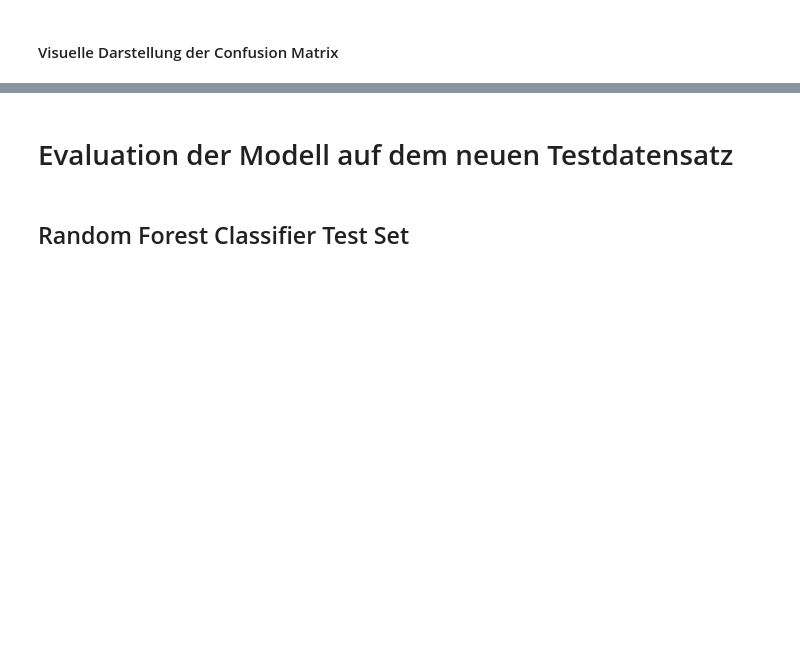
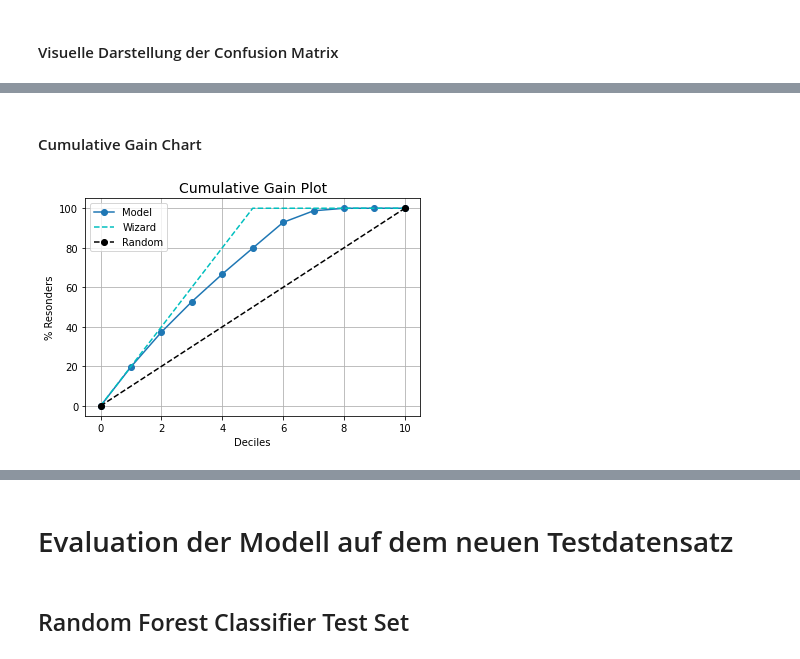
Before and after one commit to tlex-web/data_analysis_crisp_dm, a Jupyter notebook: modelling.ipynb, the cells around one changed output, grey strips where cells are left out. Cells and saved outputs as stored; diff of their text form; code cells hidden in the pictures; blank space fills up the shorter version.

```diff
--- a/modelling.ipynb
+++ b/modelling.ipynb
@@ -245,0 +339,7 @@ plot_precision_recall_vs_threshold(precision, recall, thresholds)
+# %% [markdown]
+#### Cumulative Gain Chart
+# %%
+import kds
+kds.metrics.plot_cumulative_gain(np.array(y_test['response']), y_pred_proba)
+# %% [output]
+[figure, added]
```
Also changed, not shown: parts of 34 cells of this notebook.
